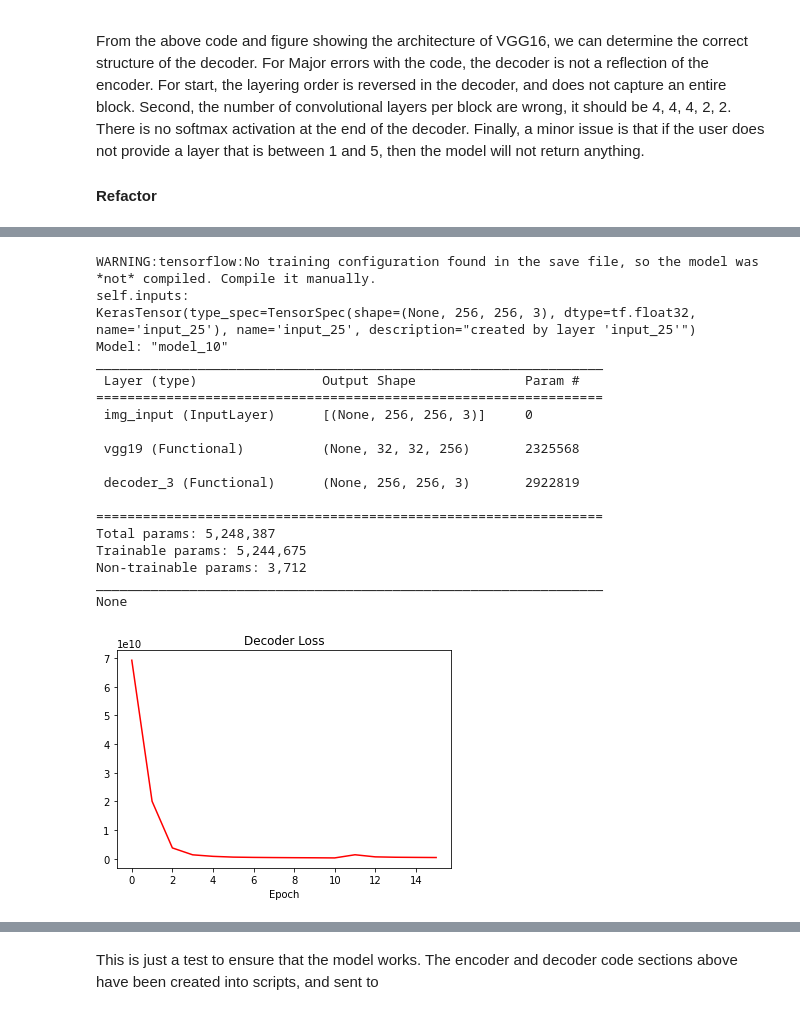
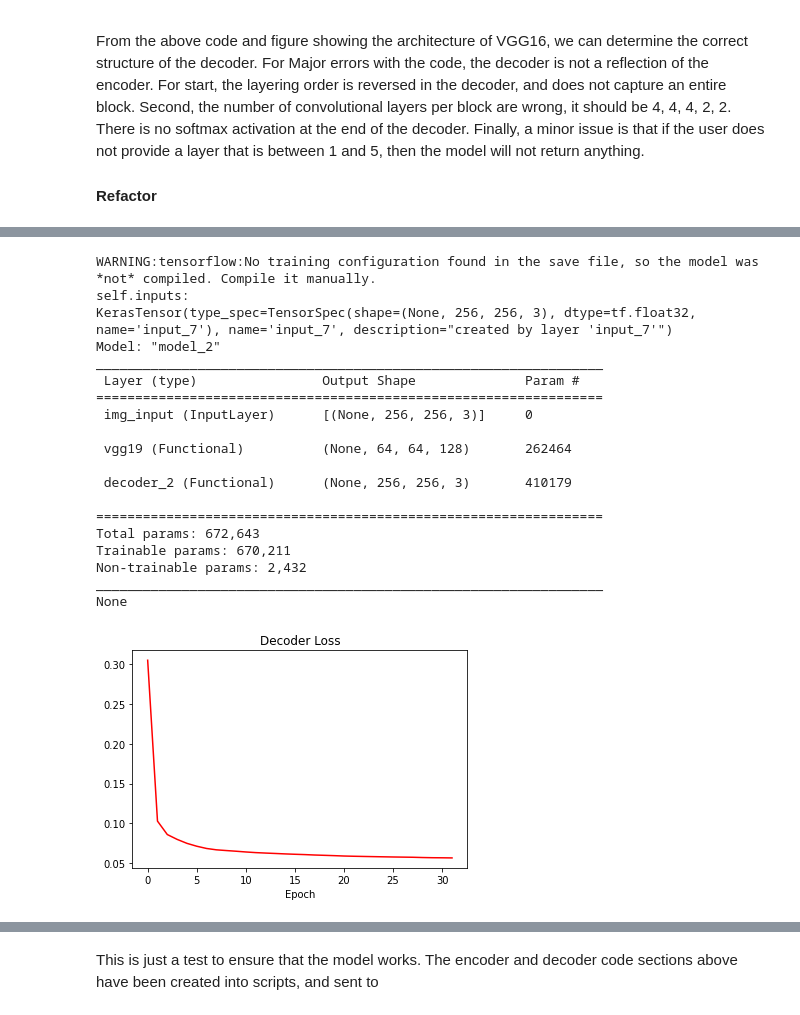
Before and after one commit to LJK150030/ML_NN, a Jupyter notebook: Lab3/Lab3.ipynb, the cells around one changed output, grey strips where cells are left out. Cells and saved outputs as stored; diff of their text form; code cells hidden in the pictures.

Commit message:
Better results normalizing the loss functions w/ adamax optimizer at 32 epochs,.

```diff
--- a/Lab3/Lab3.ipynb
+++ b/Lab3/Lab3.ipynb
@@ -252,13 +252,20 @@ class EncoderDecoder:
         code = self.encoder(inputs)
         reconstruction = self.decoder(code)
         self.model = Model(inputs, reconstruction)
-        self.model.compile(loss=self.loss_function, optimizer='adam')
+        self.model.compile(loss=self.loss_function, optimizer='adamax')
         print(self.model.summary())
 
     def loss_function(self, y_true, y_pred):
         encoding_in = self.encoder(y_true)
         encoding_out = self.encoder(y_pred)
-        return l2_loss(y_pred - y_true) + LAMBDA * l2_loss(encoding_out - encoding_in)
+
+        # L2 normalization before L2 loss
+        en_in_norm = encoding_in / K.sqrt(K.sum(K.pow(encoding_in, 2)))
+        en_out_norm = encoding_out / K.sqrt(K.sum(K.pow(encoding_out, 2)))
+        y_pred_norm = y_pred / K.sqrt(K.sum(K.pow(y_pred, 2)))
+        y_true_norm = y_true / K.sqrt(K.sum(K.pow(y_true, 2)))
+
+        return l2_loss(y_pred_norm - y_true_norm) + LAMBDA * l2_loss(en_out_norm - en_in_norm)
 
     def create_decoder(self, target_layer):
         inputs = Input(shape=self.encoder.output_shape[1:])
@@ -322,8 +329,8 @@ TARGET_LAYER = 2
 IMAGE_PATH = "data/RafD_test"
 #IMAGES_PATH = 'data/RafD_train'
 TARGET_SIZE = (256, 256)
-BATCH_SIZE = 18
-EPOCHS = 16
+BATCH_SIZE = 8
+EPOCHS = 32
 
 cwd = os.getcwd()
 
@@ -457,19 +464,19 @@ from PIL import Image
 #from model import EncoderDecoder
 
 if EVALUATE:
-    LAYER = 3
+    LAYER = 2
 
     cwd = os.getcwd()
 
     #from testing
-    #DECODER_PATH = f'models/'
-    #INPUT_IMG_PATH = 'data/RafD_test/train/Rafd045_01_Caucasian_female_angry_frontal.jpg'
-    #OUTPUT_IMG_PATH = f'models/Rafd045_01_Caucasian_female_angry_frontal_layer_{LAYER}.jpg'
+    DECODER_PATH = f'models/'
+    INPUT_IMG_PATH = 'data/RafD_test/train/Rafd045_01_Caucasian_female_angry_frontal.jpg'
+    OUTPUT_IMG_PATH = f'models/Rafd045_01_Caucasian_female_angry_frontal_layer_{LAYER}.jpg'
 
     #from maneframe
-    DECODER_PATH = f'models/maneframe'
-    INPUT_IMG_PATH = 'data/RafD_train/train/Rafd045_02_Caucasian_female_angry_frontal.jpg'
-    OUTPUT_IMG_PATH = f'models/Rafd045_02_Caucasian_female_angry_frontal_layer_{LAYER}.jpg'
+    #DECODER_PATH = f'models/maneframe'
+    #INPUT_IMG_PATH = 'data/RafD_train/train/Rafd045_02_Caucasian_female_angry_frontal.jpg'
+    #OUTPUT_IMG_PATH = f'models/Rafd045_02_Caucasian_female_angry_frontal_layer_{LAYER}.jpg'
 
 
     decoder_full_path = os.path.join(cwd, DECODER_PATH)
@@ -477,41 +484,41 @@ if EVALUATE:
 
     input_full_path = os.path.join(cwd, INPUT_IMG_PATH)
     original_images = image.load_img(input_full_path, target_size=(256, 256, 3))
     original_array = image.img_to_array(original_images)
     #image.array_to_img(original_array).show()
     input_images = np.expand_dims(original_array, axis=0)
 
     output_img = encoder_decoder.model.predict([input_images])
     #image.array_to_img(output_img[0]).show()
 
     output_full_path = os.path.join(cwd, OUTPUT_IMG_PATH)
     image.save_img(path=output_full_path, x=output_img[0], data_format="channels_last")
     #im = Image.fromarray(output_img)
     #
     #im.save(output_full_path)
 
     encoder_decoder.Plot_History()
 # %% [output]
 WARNING:tensorflow:No training configuration found in the save file, so the model was *not* compiled. Compile it manually.
 self.inputs:
-KerasTensor(type_spec=TensorSpec(shape=(None, 256, 256, 3), dtype=tf.float32, name='input_25'), name='input_25', description="created by layer 'input_25'")
-Model: "model_10"
+KerasTensor(type_spec=TensorSpec(shape=(None, 256, 256, 3), dtype=tf.float32, name='input_7'), name='input_7', description="created by layer 'input_7'")
+Model: "model_2"
 _________________________________________________________________
  Layer (type)                Output Shape              Param #
 =================================================================
  img_input (InputLayer)      [(None, 256, 256, 3)]     0
 
- vgg19 (Functional)          (None, 32, 32, 256)       2325568
+ vgg19 (Functional)          (None, 64, 64, 128)       262464
 
- decoder_3 (Functional)      (None, 256, 256, 3)       2922819
+ decoder_2 (Functional)      (None, 256, 256, 3)       410179
 
 =================================================================
-Total params: 5,248,387
-Trainable params: 5,244,675
-Non-trainable params: 3,712
+Total params: 672,643
+Trainable params: 670,211
+Non-trainable params: 2,432
 _________________________________________________________________
 None
-[figure, old version]
+[figure, new version]
 # %%
 Image.open(input_full_path)
 # %% [output]
```
Also changed, not shown: parts of 5 cells of this notebook.
